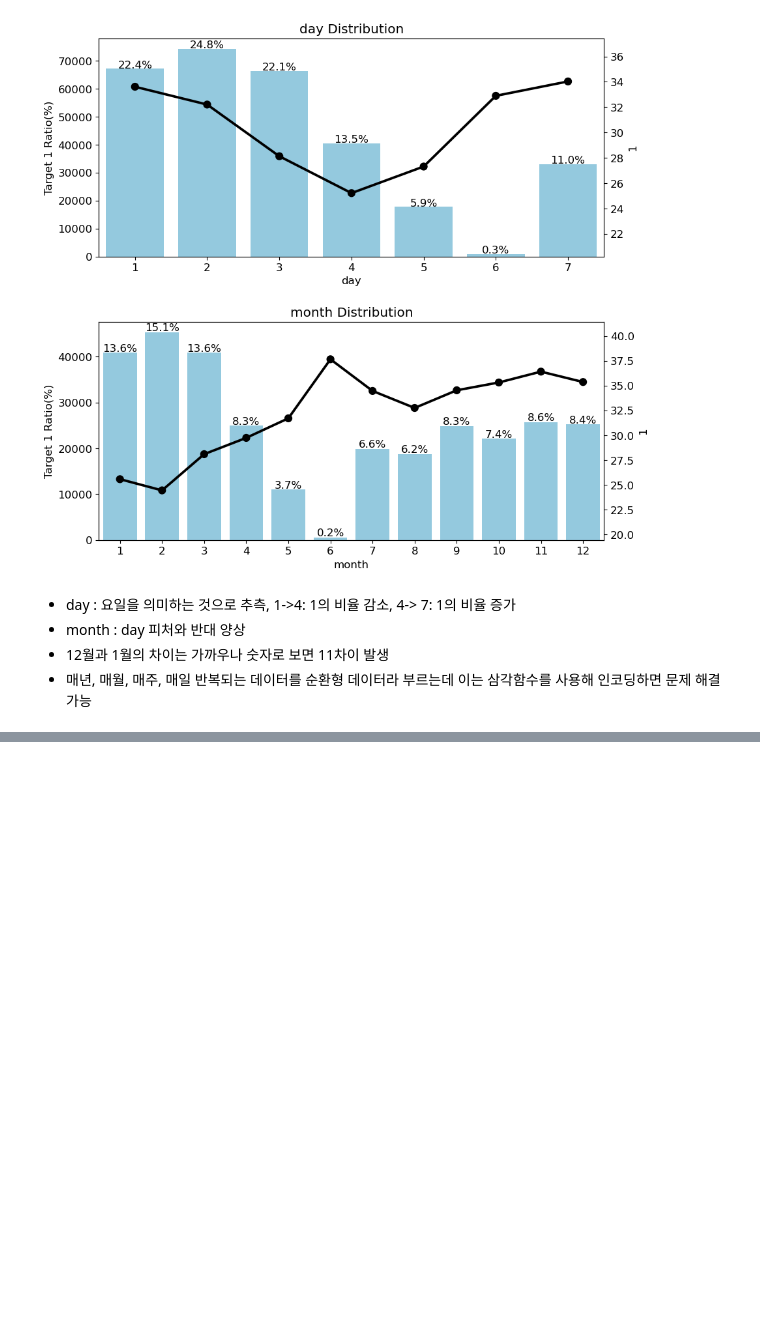
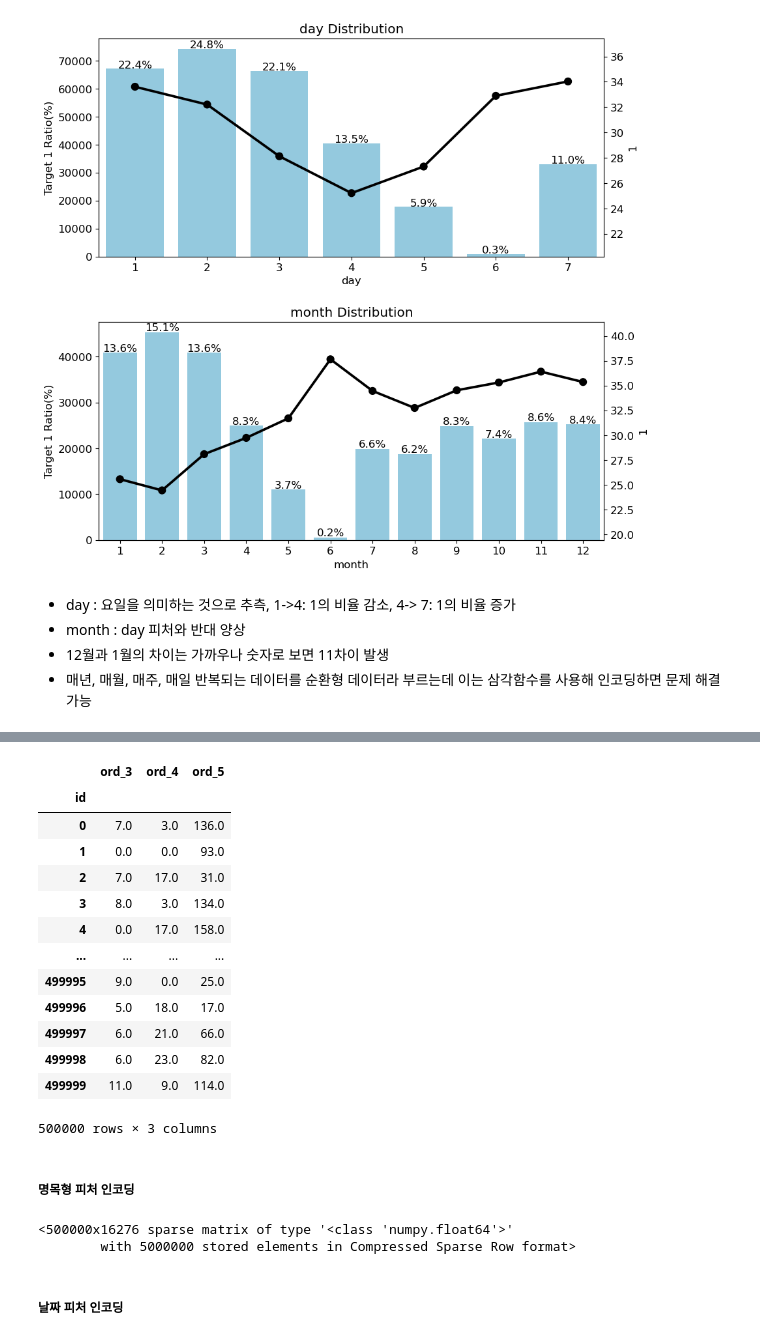
Before and after one commit to hbhb0311/DataAnalysis, a Jupyter notebook: categorical_feature_encoding_challenge.ipynb, the cells around one changed output, grey strips where cells are left out. Saved outputs shown, nothing was run; the diff lists cells and outputs as text; code cells hidden in the pictures; blank space fills up the shorter version.

```diff
--- a/categorical_feature_encoding_challenge.ipynb
+++ b/categorical_feature_encoding_challenge.ipynb
@@ -349,0 +458,3 @@ plot_cat_dist_with_true_ratio(train, data_features, num_rows = 2, num_cols = 1,
+# %%
+all_data = pd.concat([train, test])
+all_data = all_data.drop('target', axis = 1)
@@ -349,0 +465,3 @@ plot_cat_dist_with_true_ratio(train, data_features, num_rows = 2, num_cols = 1,
+# %%
+all_data['bin_3'] = all_data['bin_3'].map({'F': 0, 'T': 1})
+all_data['bin_4'] = all_data['bin_4'].map({'N': 0, 'Y': 1})
@@ -349,0 +470,17 @@ plot_cat_dist_with_true_ratio(train, data_features, num_rows = 2, num_cols = 1,
+# %%
+ord1dict = {'Novice': 0, 'Contributor': 1, 'Expert': 2, 'Master': 3, 'Grandmaster': 4}
+ord2dict = {'Freezing': 0, 'Cold': 1, 'Warm': 2, 'Hot': 3, 'Boiling Hot': 4, 'Lava Hot': 5}
+
+all_data['ord_1'] = all_data['ord_1'].map(ord1dict)
+all_data['ord_2'] = all_data['ord_2'].map(ord2dict)
+# %%
+from sklearn.preprocessing import OrdinalEncoder
+
+ord_345 = ['ord_3', 'ord_4', 'ord_5']
+
+ord_encoder = OrdinalEncoder()
+all_data[ord_345] = ord_encoder.fit_transform(all_data[ord_345])
+
+for feature, categories in zip(ord_345, ord_encoder.categories_):
+    print(feature)
+    print(categories)
@@ -349,0 +508,19 @@ plot_cat_dist_with_true_ratio(train, data_features, num_rows = 2, num_cols = 1,
+# %%
+all_data[ord_345]
+# %% [output]
+|  | ord_3 | ord_4 | ord_5 |
+| id |  |  |  |
+| 0 | 7.0 | 3.0 | 136.0 |
+| 1 | 0.0 | 0.0 | 93.0 |
+| 2 | 7.0 | 17.0 | 31.0 |
+| 3 | 8.0 | 3.0 | 134.0 |
+| 4 | 0.0 | 17.0 | 158.0 |
+| ... | ... | ... | ... |
+| 499995 | 9.0 | 0.0 | 25.0 |
+| 499996 | 5.0 | 18.0 | 17.0 |
+| 499997 | 6.0 | 21.0 | 66.0 |
+| 499998 | 6.0 | 23.0 | 82.0 |
+| 499999 | 11.0 | 9.0 | 114.0 |
+500000 rows × 3 columns
+# %% [markdown]
+##### 명목형 피처 인코딩
@@ -349,0 +529,10 @@ plot_cat_dist_with_true_ratio(train, data_features, num_rows = 2, num_cols = 1,
+# %%
+from sklearn.preprocessing import OneHotEncoder
+
+onehot_encoder = OneHotEncoder()
+encoded_nom_matrix = onehot_encoder.fit_transform(all_data[nom_features])
+
+encoded_nom_matrix
+# %% [output]
+<500000x16276 sparse matrix of type '<class 'numpy.float64'>'
+        with 5000000 stored elements in Compressed Sparse Row format>
@@ -349,0 +541,2 @@ plot_cat_dist_with_true_ratio(train, data_features, num_rows = 2, num_cols = 1,
+# %% [markdown]
+##### 날짜 피처 인코딩
```
Also changed, not shown: parts of 46 cells of this notebook.
